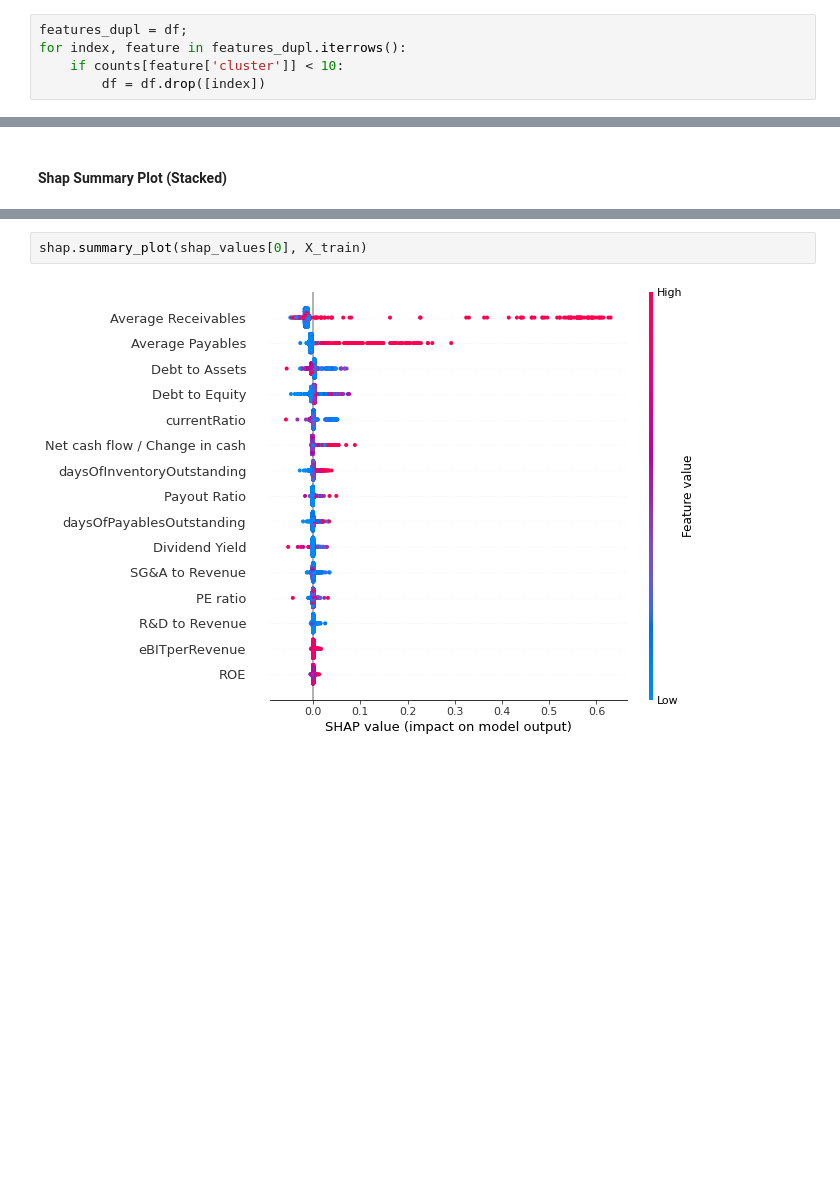
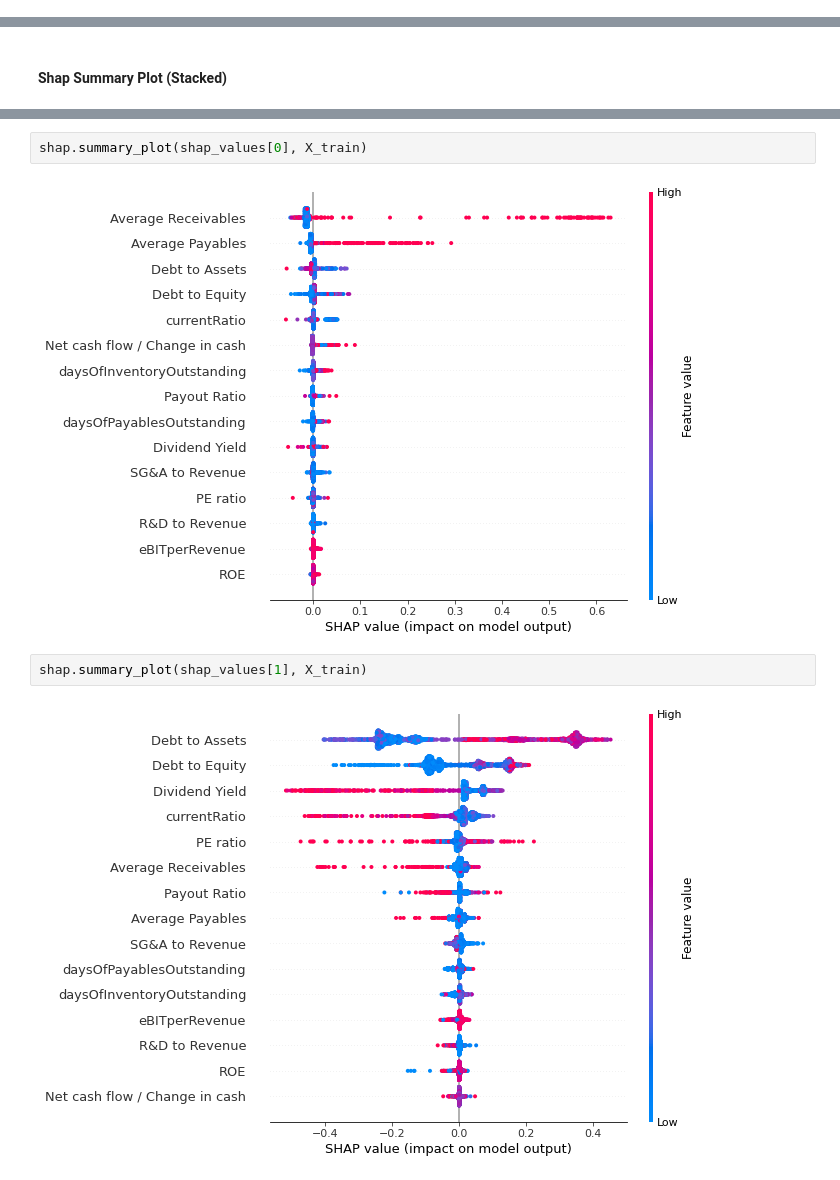
Before and after one commit to geotrieu/fsa, a Jupyter notebook: Jupyter/shapley.ipynb, the cells around one changed output, grey strips where cells are left out. Drawn from its saved outputs; the diff is of its cells as text; blank space fills up the shorter version.

```diff
--- a/Jupyter/shapley.ipynb
+++ b/Jupyter/shapley.ipynb
@@ -33,5 +30,0 @@ counts = df['cluster'].value_counts()
-# %%
-features_dupl = df;
-for index, feature in features_dupl.iterrows():
-    if counts[feature['cluster']] < 10:
-        df = df.drop([index])
@@ -98,4 +98,8 @@ shap.summary_plot(shap_values, X_train, plot_type="bar")
 # %%
 shap.summary_plot(shap_values[0], X_train)
 # %% [output]
-[figure, old version]
+[figure, new version]
+# %%
+shap.summary_plot(shap_values[1], X_train)
+# %% [output]
+[figure, added]
```
Also changed, not shown: parts of 11 cells of this notebook, 11 other files.
